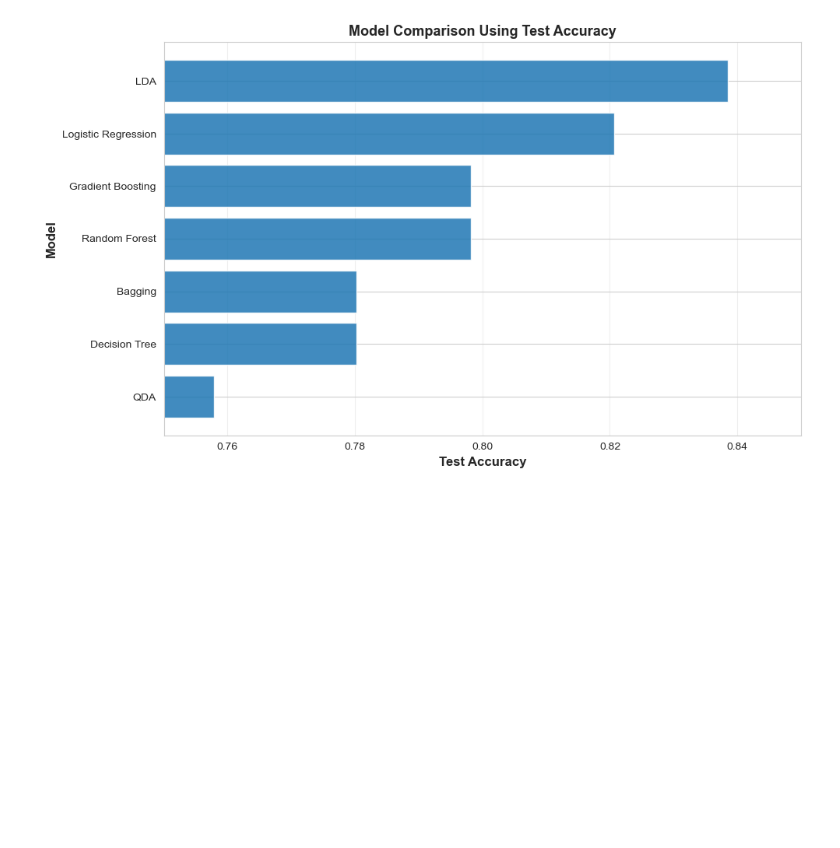
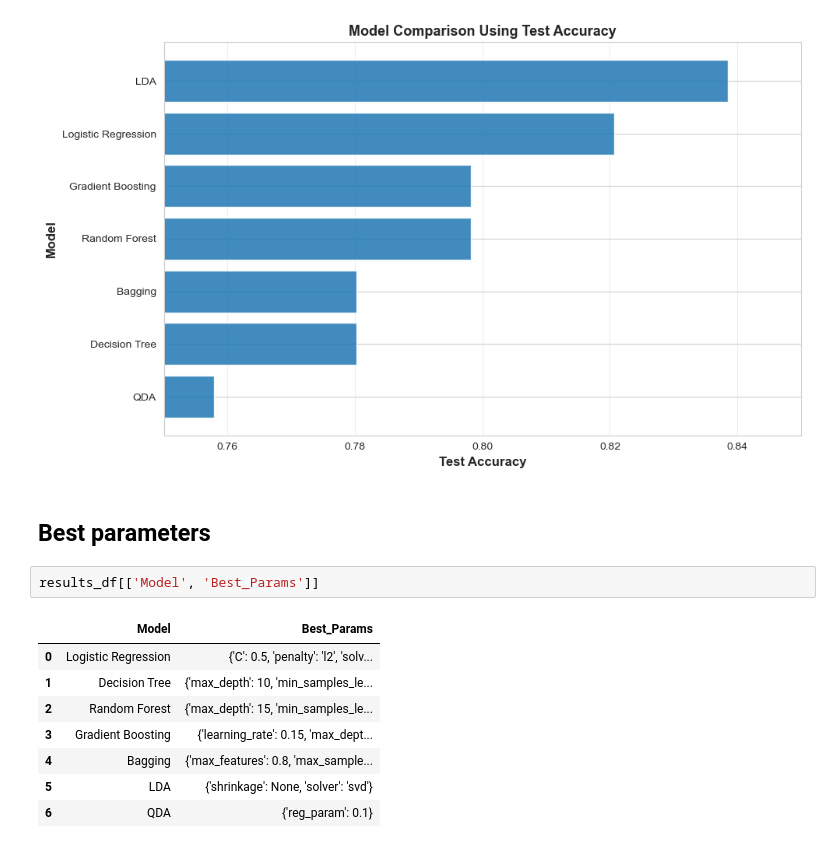
Before and after one commit to AequaIis/572Project, a Jupyter notebook: Model_Comparison_Analysis_Final.ipynb, the cells around one changed output. Cells and saved outputs as stored; diff of their text form; blank space fills up the shorter version.

```diff
--- a/Model_Comparison_Analysis_Final.ipynb
+++ b/Model_Comparison_Analysis_Final.ipynb
@@ -928,3 +921,16 @@ plt.show()
 0  Logistic Regression       0.820628
 5                  LDA       0.838565
 [figure]
+# %% [markdown]
+## Best parameters
+# %%
+results_df[['Model', 'Best_Params']]
+# %% [output]
+|  | Model | Best_Params |
+| 0 | Logistic Regression | {'C': 0.5, 'penalty': 'l2', 'solv... |
+| 1 | Decision Tree | {'max_depth': 10, 'min_samples_le... |
+| 2 | Random Forest | {'max_depth': 15, 'min_samples_le... |
+| 3 | Gradient Boosting | {'learning_rate': 0.15, 'max_dept... |
+| 4 | Bagging | {'max_features': 0.8, 'max_sample... |
+| 5 | LDA | {'shrinkage': None, 'solver': 'svd'} |
+| 6 | QDA | {'reg_param': 0.1} |
```
Also changed, not shown: parts of 4 cells of this notebook.
